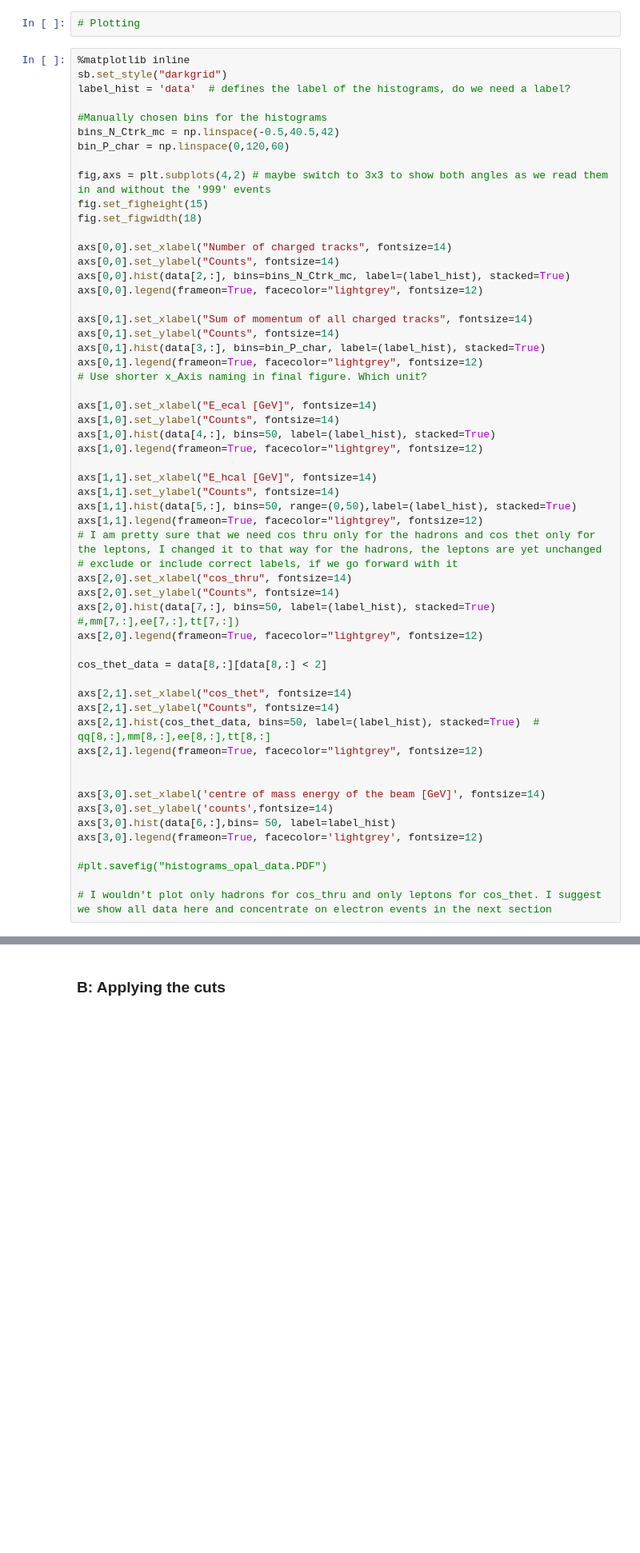
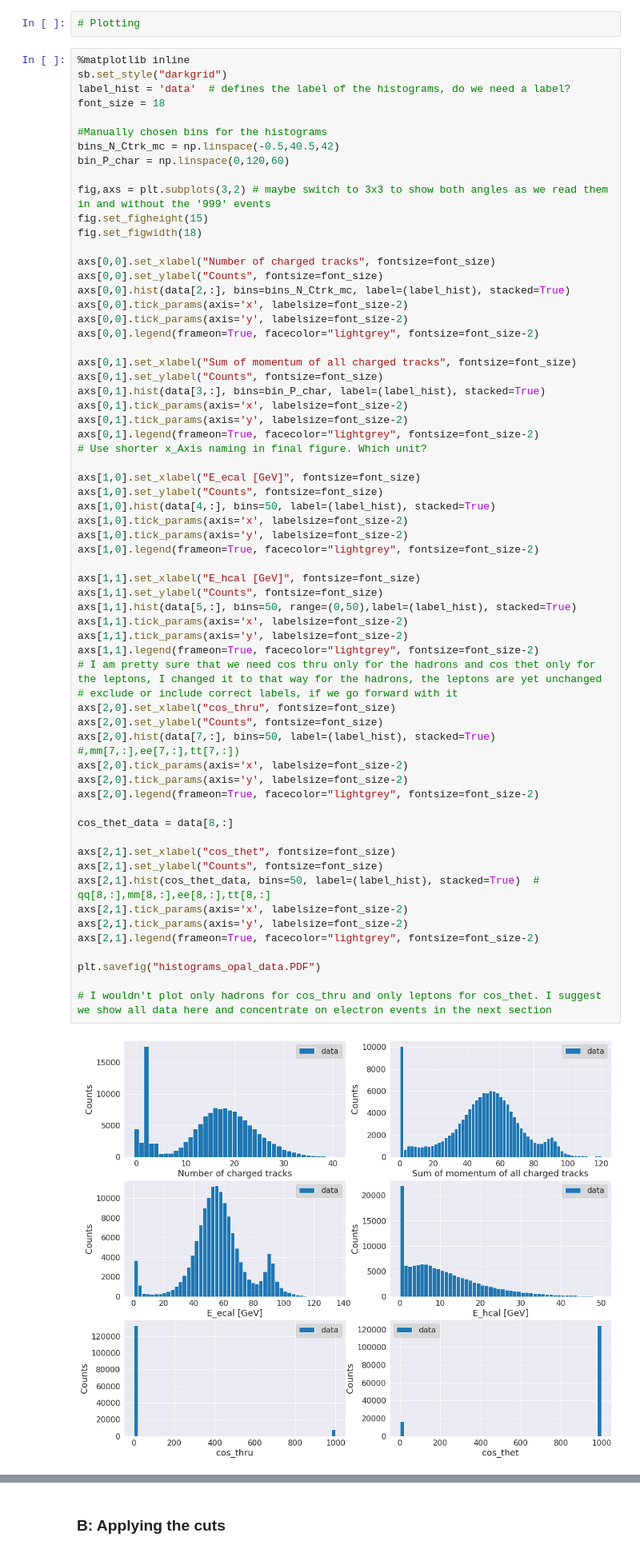
Before and after one commit to benfreiburg/z0-precisionmeasurement, a Jupyter notebook: Z0_main.ipynb, the cells around one changed output, grey strips where cells are left out. Shown at 80% size. Cells and saved outputs as stored; diff of their text form; blank space fills up the shorter version.

```diff
--- a/Z0_main.ipynb
+++ b/Z0_main.ipynb
@@ -779,56 +876,65 @@ data=np.asarray([ak.to_numpy(branches_data[var_run]),ak.to_numpy(branches_data[v
 # %%
 %matplotlib inline
 sb.set_style("darkgrid")
 label_hist = 'data'  # defines the label of the histograms, do we need a label?
+font_size = 18
 
 #Manually chosen bins for the histograms
 bins_N_Ctrk_mc = np.linspace(-0.5,40.5,42)
 bin_P_char = np.linspace(0,120,60)
 
-fig,axs = plt.subplots(4,2) # maybe switch to 3x3 to show both angles as we read them in and without the '999' events
+fig,axs = plt.subplots(3,2) # maybe switch to 3x3 to show both angles as we read them in and without the '999' events
 fig.set_figheight(15)
 fig.set_figwidth(18)
 
-axs[0,0].set_xlabel("Number of charged tracks", fontsize=14)
-axs[0,0].set_ylabel("Counts", fontsize=14)
+axs[0,0].set_xlabel("Number of charged tracks", fontsize=font_size)
+axs[0,0].set_ylabel("Counts", fontsize=font_size)
 axs[0,0].hist(data[2,:], bins=bins_N_Ctrk_mc, label=(label_hist), stacked=True)
-axs[0,0].legend(frameon=True, facecolor="lightgrey", fontsize=12)
+axs[0,0].tick_params(axis='x', labelsize=font_size-2)
+axs[0,0].tick_params(axis='y', labelsize=font_size-2)
+axs[0,0].legend(frameon=True, facecolor="lightgrey", fontsize=font_size-2)
 
-axs[0,1].set_xlabel("Sum of momentum of all charged tracks", fontsize=14)
-axs[0,1].set_ylabel("Counts", fontsize=14)
+axs[0,1].set_xlabel("Sum of momentum of all charged tracks", fontsize=font_size)
+axs[0,1].set_ylabel("Counts", fontsize=font_size)
 axs[0,1].hist(data[3,:], bins=bin_P_char, label=(label_hist), stacked=True)
-axs[0,1].legend(frameon=True, facecolor="lightgrey", fontsize=12)
+axs[0,1].tick_params(axis='x', labelsize=font_size-2)
+axs[0,1].tick_params(axis='y', labelsize=font_size-2)
+axs[0,1].legend(frameon=True, facecolor="lightgrey", fontsize=font_size-2)
 # Use shorter x_Axis naming in final figure. Which unit?
 
-axs[1,0].set_xlabel("E_ecal [GeV]", fontsize=14)
-axs[1,0].set_ylabel("Counts", fontsize=14)
+axs[1,0].set_xlabel("E_ecal [GeV]", fontsize=font_size)
+axs[1,0].set_ylabel("Counts", fontsize=font_size)
 axs[1,0].hist(data[4,:], bins=50, label=(label_hist), stacked=True)
-axs[1,0].legend(frameon=True, facecolor="lightgrey", fontsize=12)
+axs[1,0].tick_params(axis='x', labelsize=font_size-2)
+axs[1,0].tick_params(axis='y', labelsize=font_size-2)
+axs[1,0].legend(frameon=True, facecolor="lightgrey", fontsize=font_size-2)
 
-axs[1,1].set_xlabel("E_hcal [GeV]", fontsize=14)
-axs[1,1].set_ylabel("Counts", fontsize=14)
+axs[1,1].set_xlabel("E_hcal [GeV]", fontsize=font_size)
+axs[1,1].set_ylabel("Counts", fontsize=font_size)
 axs[1,1].hist(data[5,:], bins=50, range=(0,50),label=(label_hist), stacked=True)
-axs[1,1].legend(frameon=True, facecolor="lightgrey", fontsize=12)
+axs[1,1].tick_params(axis='x', labelsize=font_size-2)
+axs[1,1].tick_params(axis='y', labelsize=font_size-2)
+axs[1,1].legend(frameon=True, facecolor="lightgrey", fontsize=font_size-2)
 # I am pretty sure that we need cos thru only for the hadrons and cos thet only for the leptons, I changed it to that way for the hadrons, the leptons are yet unchanged
 # exclude or include correct labels, if we go forward with it
-axs[2,0].set_xlabel("cos_thru", fontsize=14)
-axs[2,0].set_ylabel("Counts", fontsize=14)
+axs[2,0].set_xlabel("cos_thru", fontsize=font_size)
+axs[2,0].set_ylabel("Counts", fontsize=font_size)
 axs[2,0].hist(data[7,:], bins=50, label=(label_hist), stacked=True) #,mm[7,:],ee[7,:],tt[7,:])
-axs[2,0].legend(frameon=True, facecolor="lightgrey", fontsize=12)
+axs[2,0].tick_params(axis='x', labelsize=font_size-2)
+axs[2,0].tick_params(axis='y', labelsize=font_size-2)
+axs[2,0].legend(frameon=True, facecolor="lightgrey", fontsize=font_size-2)
 
-cos_thet_data = data[8,:][data[8,:] < 2]
+cos_thet_data = data[8,:]
 
-axs[2,1].set_xlabel("cos_thet", fontsize=14)
-axs[2,1].set_ylabel("Counts", fontsize=14)
+axs[2,1].set_xlabel("cos_thet", fontsize=font_size)
+axs[2,1].set_ylabel("Counts", fontsize=font_size)
 axs[2,1].hist(cos_thet_data, bins=50, label=(label_hist), stacked=True)  # qq[8,:],mm[8,:],ee[8,:],tt[8,:]
-axs[2,1].legend(frameon=True, facecolor="lightgrey", fontsize=12)
+axs[2,1].tick_params(axis='x', labelsize=font_size-2)
+axs[2,1].tick_params(axis='y', labelsize=font_size-2)
+axs[2,1].legend(frameon=True, facecolor="lightgrey", fontsize=font_size-2)
 
-
-axs[3,0].set_xlabel('centre of mass energy of the beam [GeV]', fontsize=14)
-axs[3,0].set_ylabel('counts',fontsize=14)
-axs[3,0].hist(data[6,:],bins= 50, label=label_hist)
-axs[3,0].legend(frameon=True, facecolor='lightgrey', fontsize=12)
-
-#plt.savefig("histograms_opal_data.PDF")
+plt.savefig("histograms_opal_data.PDF")
 
 # I wouldn't plot only hadrons for cos_thru and only leptons for cos_thet. I suggest we show all data here and concentrate on electron events in the next section
+# %% [output]
+[figure, added]
```
Also changed, not shown: parts of 26 cells of this notebook.
